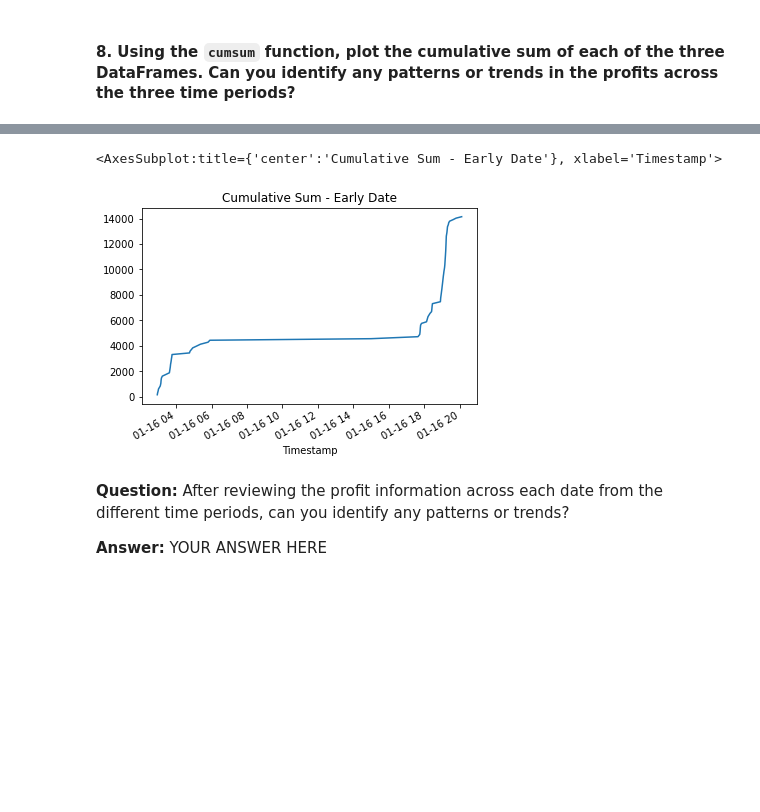
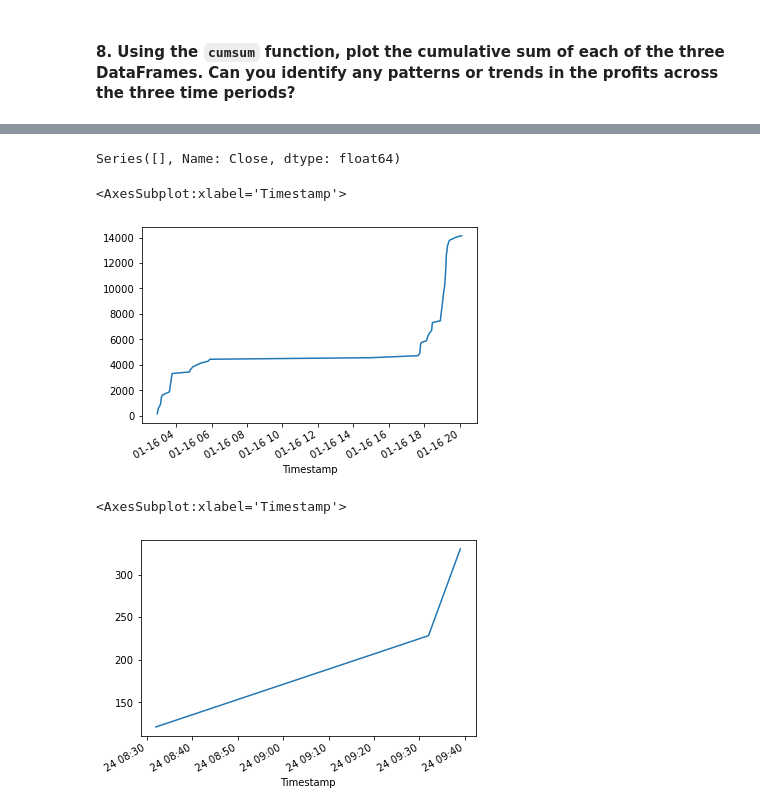
Before and after one commit to kian48/fintechchallenge3, a Jupyter notebook: Starter_Code-3/crypto_arbitrage.ipynb, the cells around one changed output, grey strips where cells are left out. Drawn from its saved outputs; the diff is of its cells as text; code cells hidden in the pictures; blank space fills up the shorter version.

```diff
--- a/Starter_Code-3/crypto_arbitrage.ipynb
+++ b/Starter_Code-3/crypto_arbitrage.ipynb
@@ -616,0 +810,3 @@ cumulative_profit_early = # YOUR CODE HERE
+# %%
+cumulative_profit_middle = profit_per_trade_middle.cumsum()
+cumulative_profit_middle
@@ -617,10 +819,16 @@ cumulative_profit_early = # YOUR CODE HERE
+# %%
+cumulative_profit_late = profit_per_trade_late.cumsum()
+cumulative_profit_late
+# %% [output]
+Series([], Name: Close, dtype: float64)
 # %%
 # Plot the cumulative sum of profits for the early profit per trade DataFrame
-# YOUR CODE HERE
+cumulative_profit_early.plot()
 # %% [output]
-<AxesSubplot:title={'center':'Cumulative Sum - Early Date'}, xlabel='Timestamp'>
+<AxesSubplot:xlabel='Timestamp'>
-[figure, old version]
+[figure, new version]
-# %% [markdown]
-**Question:** After reviewing the profit information across each date from the different time periods, can you identify any patterns or trends?
-
-**Answer:** YOUR ANSWER HERE
+# %%
+cumulative_profit_middle.plot()
+# %% [output]
+<AxesSubplot:xlabel='Timestamp'>
+[figure, added]
```
Also changed, not shown: parts of 28 cells of this notebook, 1 other file.
